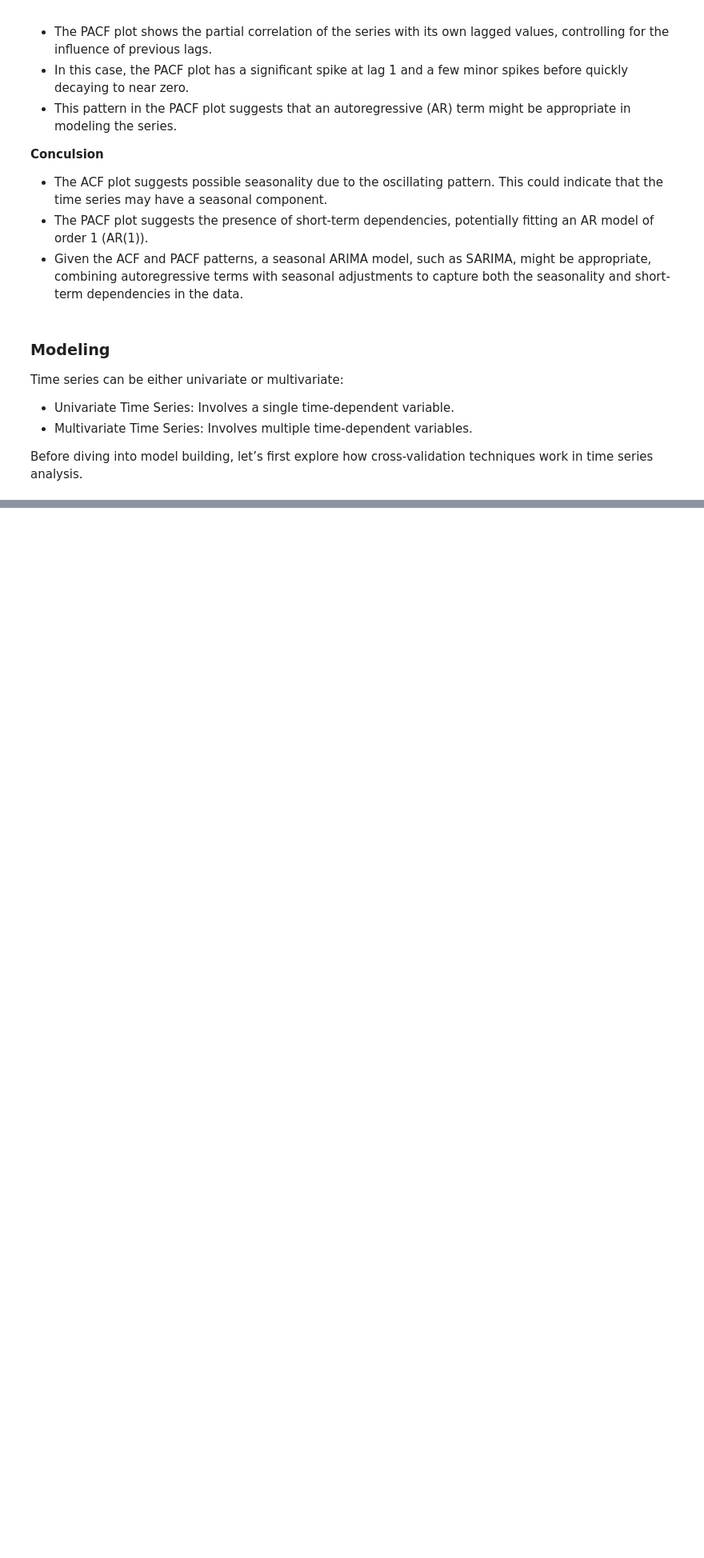
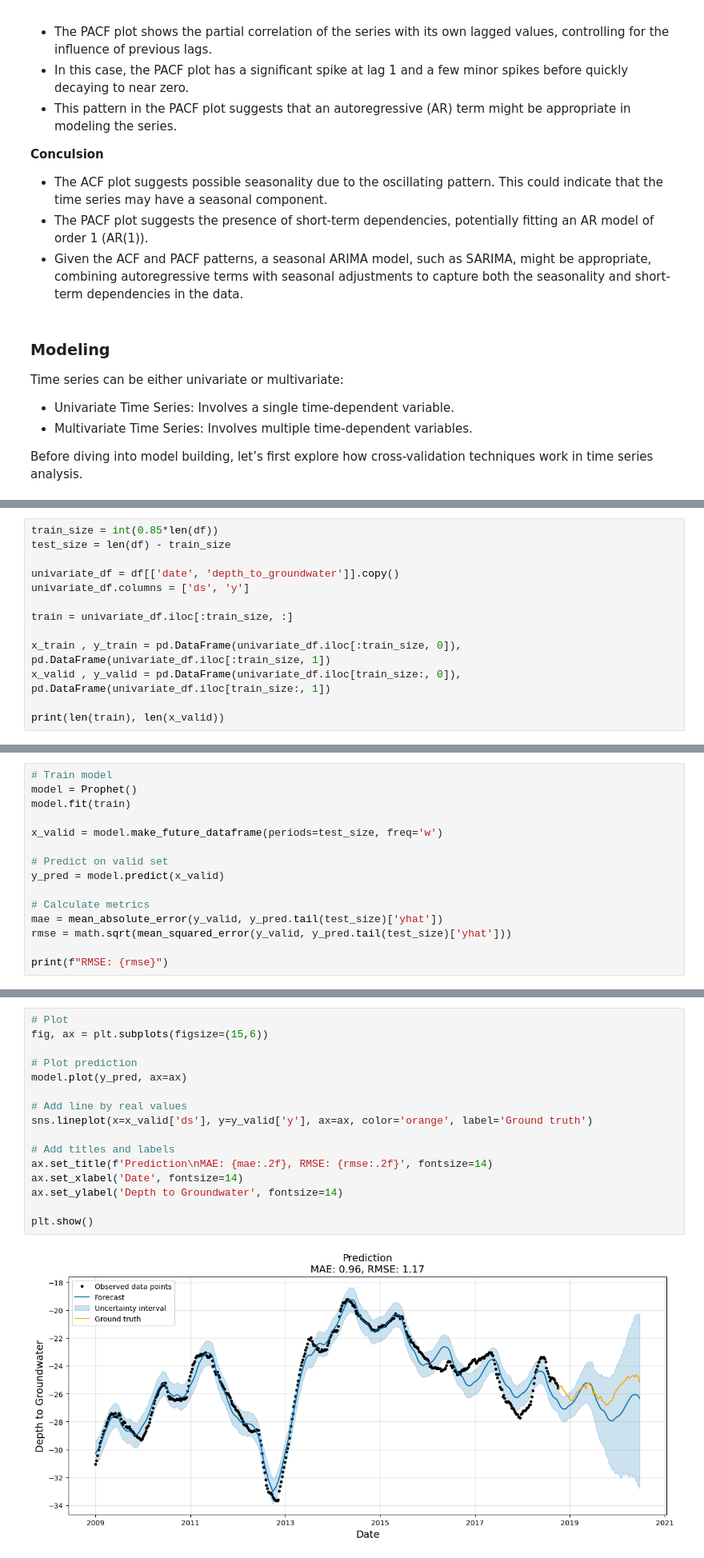
Before and after one commit to rodri-iot/machine_learning_project_time_series, a Jupyter notebook: src/explore.ipynb, the cells around one changed output, grey strips where cells are left out. Shown at 80% size. Saved outputs shown, nothing was run; the diff lists cells and outputs as text; blank space fills up the shorter version.

```diff
--- a/src/explore.ipynb
+++ b/src/explore.ipynb
@@ -744,0 +822,13 @@ Before diving into model building, let’s first explore how cross-validation te
+# %%
+train_size = int(0.85*len(df))
+test_size = len(df) - train_size
+
+univariate_df = df[['date', 'depth_to_groundwater']].copy()
+univariate_df.columns = ['ds', 'y']
+
+train = univariate_df.iloc[:train_size, :]
+
+x_train , y_train = pd.DataFrame(univariate_df.iloc[:train_size, 0]), pd.DataFrame(univariate_df.iloc[:train_size, 1])
+x_valid , y_valid = pd.DataFrame(univariate_df.iloc[train_size:, 0]), pd.DataFrame(univariate_df.iloc[train_size:, 1])
+
+print(len(train), len(x_valid))
@@ -744,0 +845,15 @@ Before diving into model building, let’s first explore how cross-validation te
+# %%
+# Train model
+model = Prophet()
+model.fit(train)
+
+x_valid = model.make_future_dataframe(periods=test_size, freq='w')
+
+# Predict on valid set
+y_pred = model.predict(x_valid)
+
+# Calculate metrics
+mae = mean_absolute_error(y_valid, y_pred.tail(test_size)['yhat'])
+rmse = math.sqrt(mean_squared_error(y_valid, y_pred.tail(test_size)['yhat']))
+
+print(f"RMSE: {rmse}")
@@ -744,0 +864,18 @@ Before diving into model building, let’s first explore how cross-validation te
+# %%
+# Plot
+fig, ax = plt.subplots(figsize=(15,6))
+
+# Plot prediction
+model.plot(y_pred, ax=ax)
+
+# Add line by real values
+sns.lineplot(x=x_valid['ds'], y=y_valid['y'], ax=ax, color='orange', label='Ground truth')
+
+# Add titles and labels
+ax.set_title(f'Prediction\nMAE: {mae:.2f}, RMSE: {rmse:.2f}', fontsize=14)
+ax.set_xlabel('Date', fontsize=14)
+ax.set_ylabel('Depth to Groundwater', fontsize=14)
+
+plt.show()
+# %% [output]
+[figure, added]
```
Also changed, not shown: parts of 17 cells of this notebook, 1 other file.
